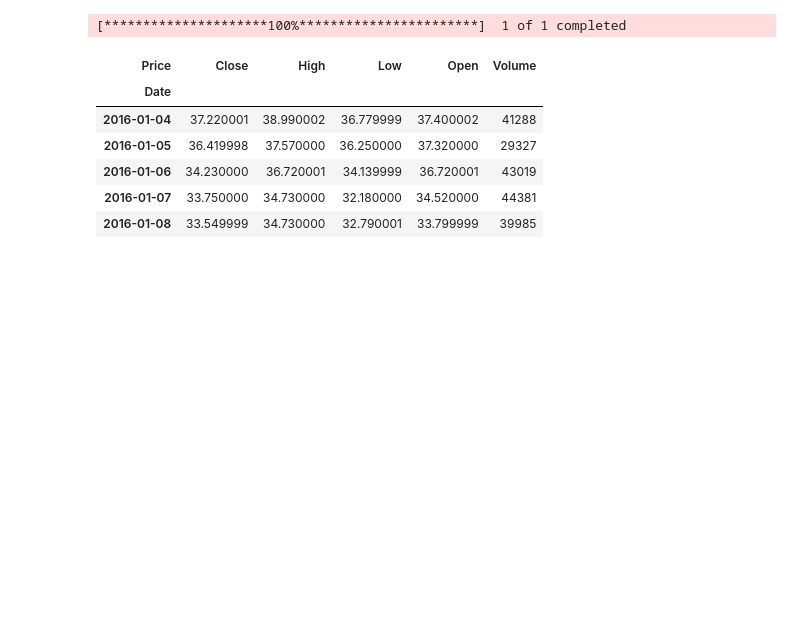
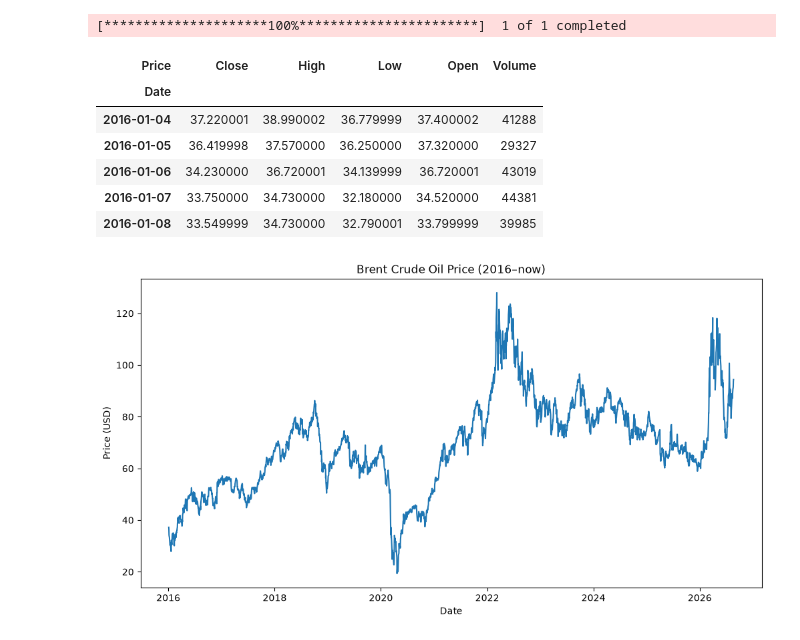
Before and after one commit to myuran-t/brent-crude-regime-model, a Jupyter notebook: brent_regime_model.ipynb, the cells around one changed output. Cells and saved outputs as stored; diff of their text form; code cells hidden in the pictures; blank space fills up the shorter version.

Commit message:
plot description

```diff
--- a/brent_regime_model.ipynb
+++ b/brent_regime_model.ipynb
@@ -27,3 +27,14 @@ brent.head()
 | 2016-01-06 | 34.230000 | 36.720001 | 34.139999 | 36.720001 | 43019 |
 | 2016-01-07 | 33.750000 | 34.730000 | 32.180000 | 34.520000 | 44381 |
 | 2016-01-08 | 33.549999 | 34.730000 | 32.790001 | 33.799999 | 39985 |
+# %%
+import matplotlib.pyplot as plt
+
+plt.figure(figsize=(12, 6))
+plt.plot(brent.index, brent['Close'])
+plt.title('Brent Crude Oil Price (2016–now)')
+plt.xlabel('Date')
+plt.ylabel('Price (USD)')
+plt.show()
+# %% [output]
+[figure, added]
```
Also changed, not shown: parts of 1 cell of this notebook.
